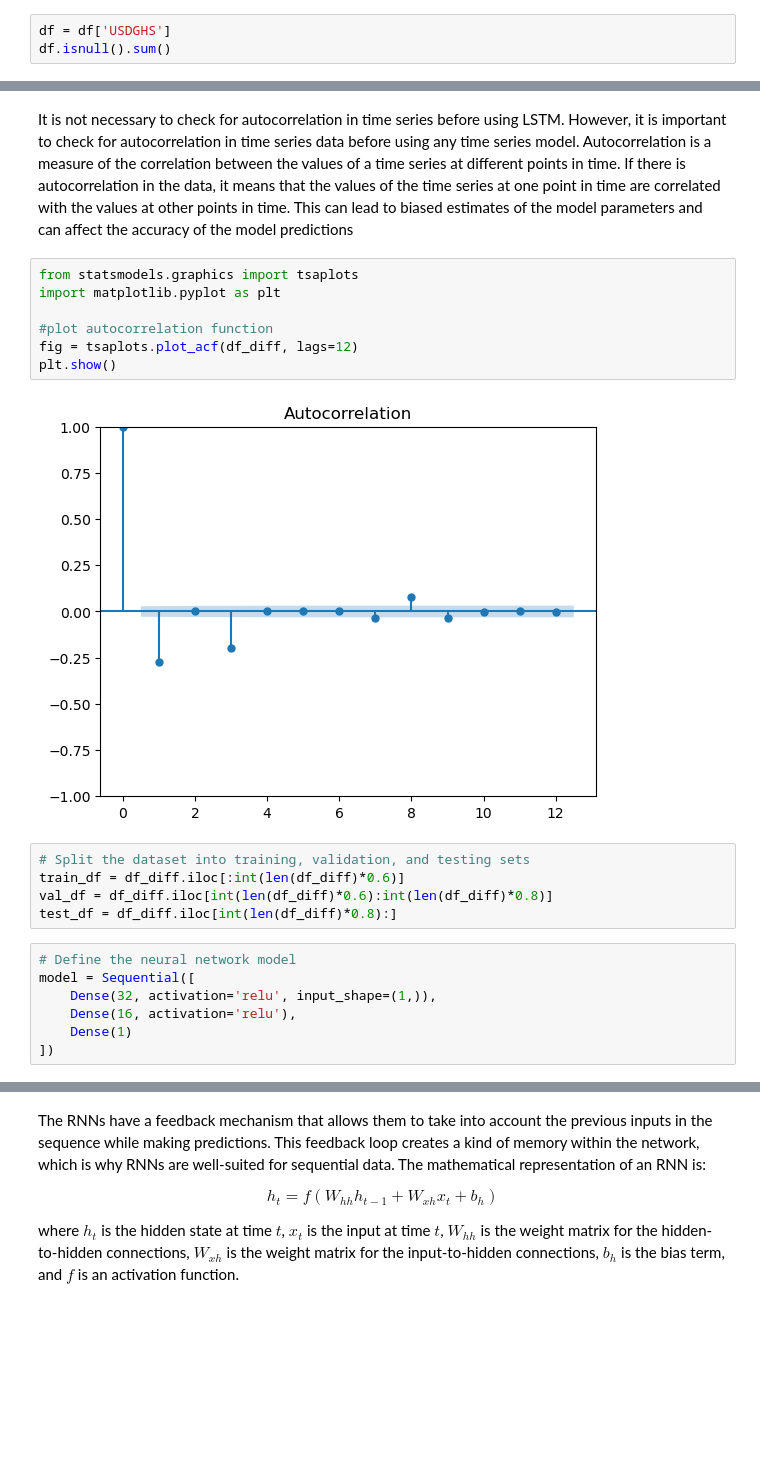
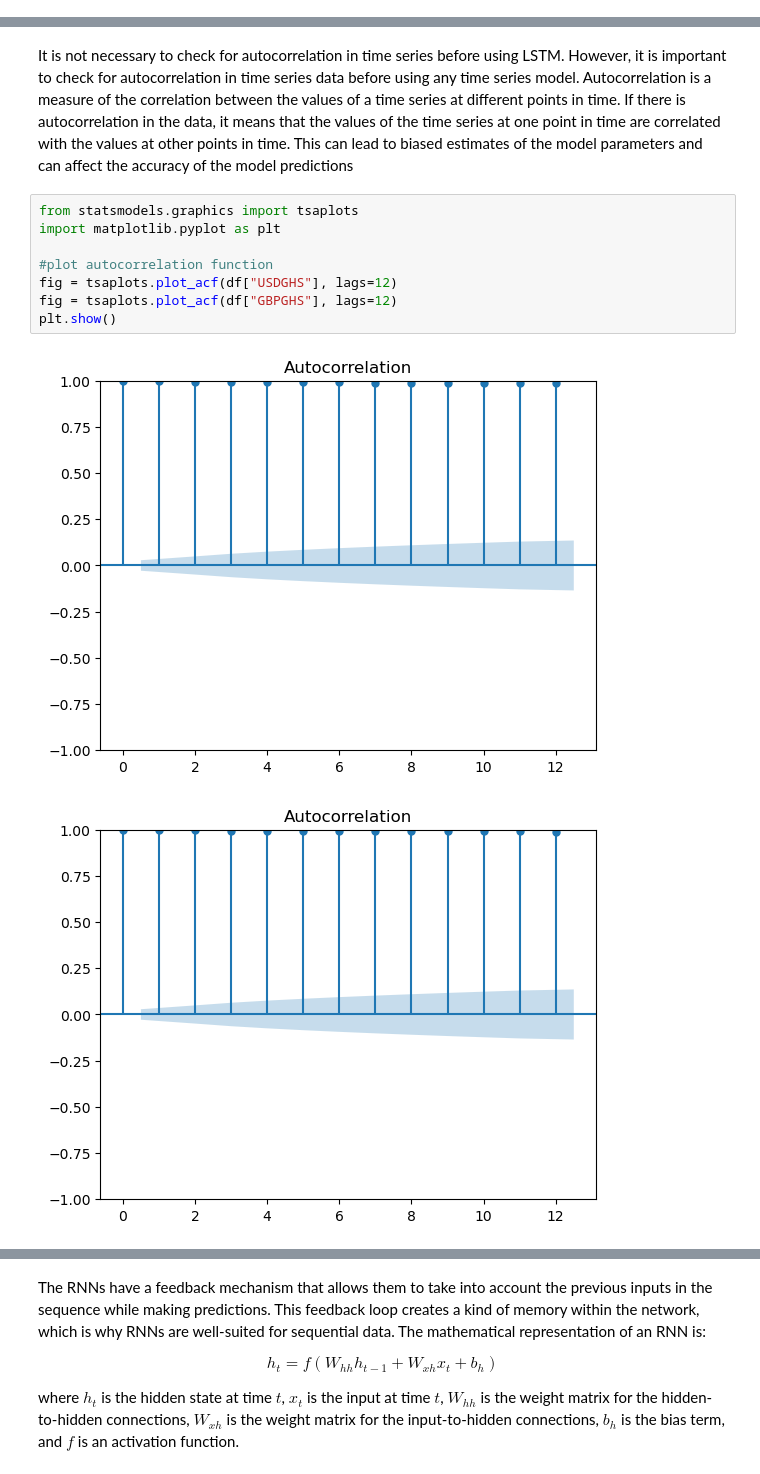
Before and after one commit to Abubakar-56/NNETwithForex, a Jupyter notebook: NNET.ipynb, the cells around one changed output, grey strips where cells are left out. Saved outputs shown, nothing was run; the diff lists cells and outputs as text; blank space fills up the shorter version.

Commit message:
About to Evaluate all the model

```diff
--- a/NNET.ipynb
+++ b/NNET.ipynb
@@ -107,6 +107,3 @@ for ma in MA_day:
 df_plot = df_plot[['USDGHS','MA for 10 days','MA for 50 days','MA for 200 days']].plot(subplots=False,figsize=(10,4))
 # %% [output]
 [figure]
-# %%
-df = df['USDGHS']
-df.isnull().sum()
@@ -146,21 +123,11 @@ It is not necessary to check for autocorrelation in time series before using LST
 # %%
 from statsmodels.graphics import tsaplots
 import matplotlib.pyplot as plt
 
 #plot autocorrelation function
-fig = tsaplots.plot_acf(df_diff, lags=12)
+fig = tsaplots.plot_acf(df["USDGHS"], lags=12)
+fig = tsaplots.plot_acf(df["GBPGHS"], lags=12)
 plt.show()
 # %% [output]
-[figure, old version]
+[figure, new version]
+[figure, added]
-# %%
-# Split the dataset into training, validation, and testing sets
-train_df = df_diff.iloc[:int(len(df_diff)*0.6)]
-val_df = df_diff.iloc[int(len(df_diff)*0.6):int(len(df_diff)*0.8)]
-test_df = df_diff.iloc[int(len(df_diff)*0.8):]
-# %%
-# Define the neural network model
-model = Sequential([
-    Dense(32, activation='relu', input_shape=(1,)),
-    Dense(16, activation='relu'),
-    Dense(1)
-])
```
Also changed, not shown: parts of 70 cells of this notebook, 12 other files.
